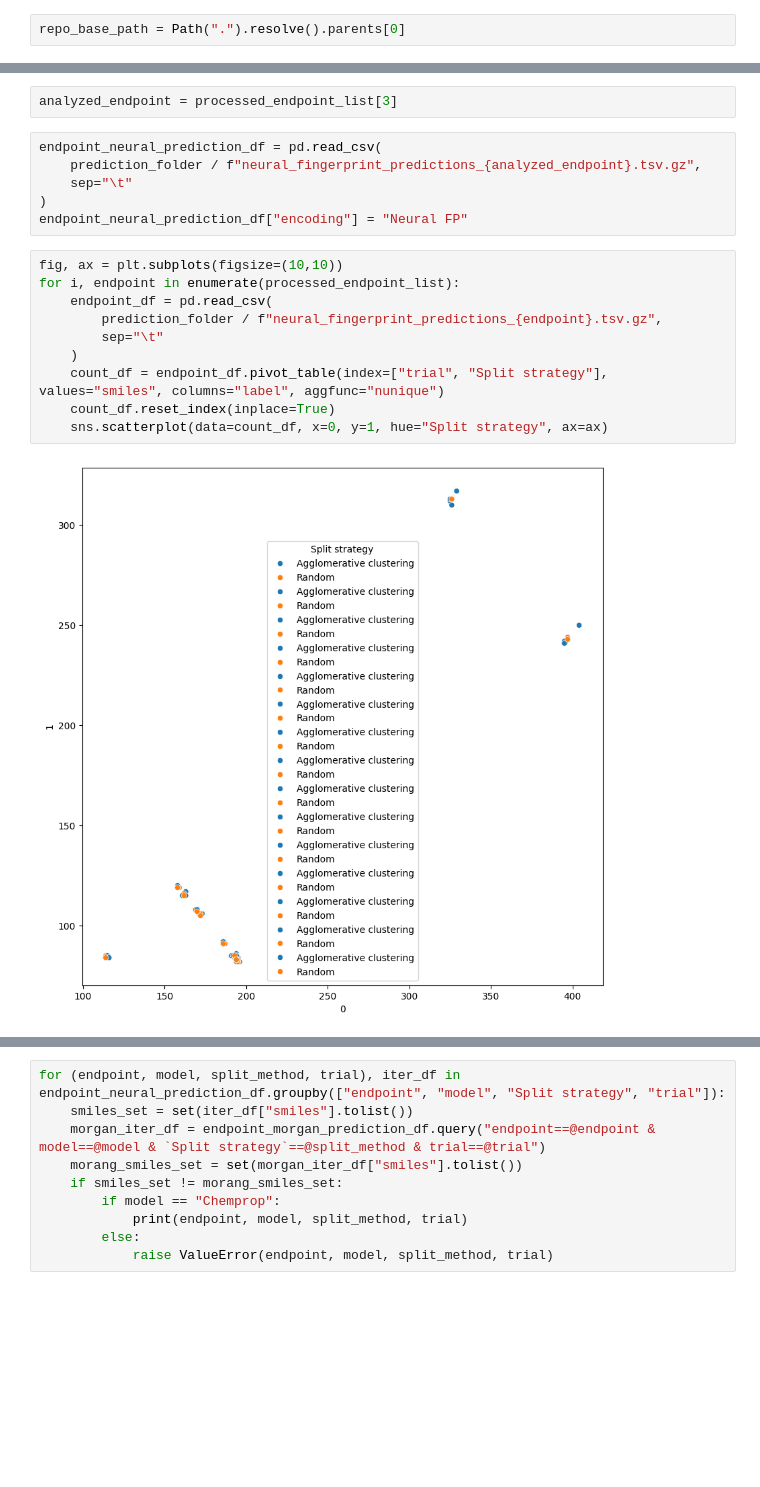
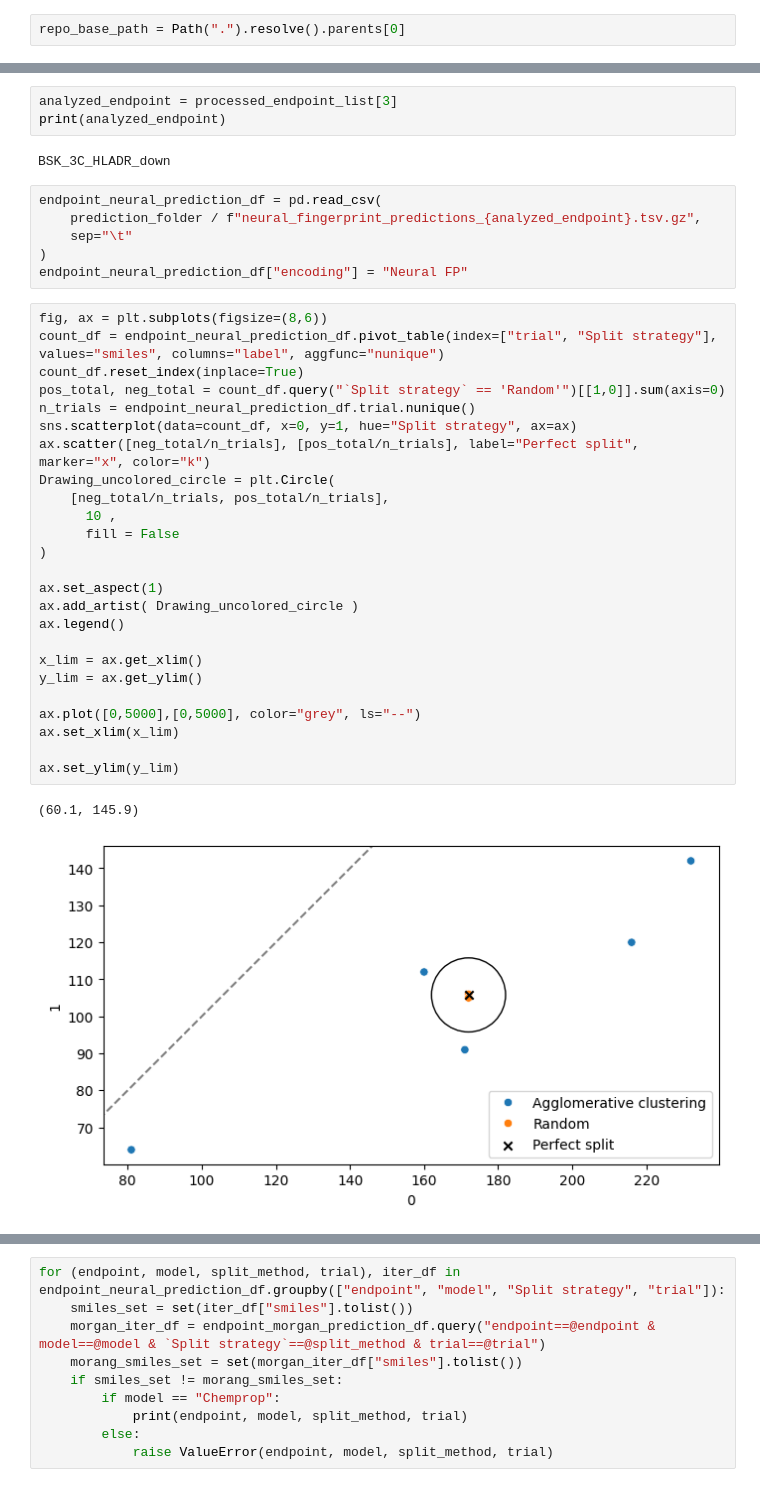
Before and after one commit to basf/neural-fingerprint-uncertainty, a Jupyter notebook: Notebooks/compare_models.ipynb, the cells around one changed output, grey strips where cells are left out. Saved outputs shown, nothing was run; the diff lists cells and outputs as text; blank space fills up the shorter version.

```diff
--- a/Notebooks/compare_models.ipynb
+++ b/Notebooks/compare_models.ipynb
@@ -40,5 +50,8 @@ processed_endpoint_list
 # %%
 analyzed_endpoint = processed_endpoint_list[3]
+print(analyzed_endpoint)
+# %% [output]
+BSK_3C_HLADR_down
 # %%
 endpoint_neural_prediction_df = pd.read_csv(
     prediction_folder / f"neural_fingerprint_predictions_{analyzed_endpoint}.tsv.gz",
@@ -46,14 +59,30 @@ endpoint_neural_prediction_df = pd.read_csv(
 )
 endpoint_neural_prediction_df["encoding"] = "Neural FP"
 # %%
-fig, ax = plt.subplots(figsize=(10,10))
-for i, endpoint in enumerate(processed_endpoint_list):
-    endpoint_df = pd.read_csv(
-        prediction_folder / f"neural_fingerprint_predictions_{endpoint}.tsv.gz",
-        sep="\t"
-    )
-    count_df = endpoint_df.pivot_table(index=["trial", "Split strategy"], values="smiles", columns="label", aggfunc="nunique")
-    count_df.reset_index(inplace=True)
-    sns.scatterplot(data=count_df, x=0, y=1, hue="Split strategy", ax=ax)
+fig, ax = plt.subplots(figsize=(8,6))
+count_df = endpoint_neural_prediction_df.pivot_table(index=["trial", "Split strategy"], values="smiles", columns="label", aggfunc="nunique")
+count_df.reset_index(inplace=True)
+pos_total, neg_total = count_df.query("`Split strategy` == 'Random'")[[1,0]].sum(axis=0)
+n_trials = endpoint_neural_prediction_df.trial.nunique()
+sns.scatterplot(data=count_df, x=0, y=1, hue="Split strategy", ax=ax)
+ax.scatter([neg_total/n_trials], [pos_total/n_trials], label="Perfect split", marker="x", color="k")
+Drawing_uncolored_circle = plt.Circle(
+    [neg_total/n_trials, pos_total/n_trials],
+      10 ,
+      fill = False
+)
+
+ax.set_aspect(1)
+ax.add_artist( Drawing_uncolored_circle )
+ax.legend()
+
+x_lim = ax.get_xlim()
+y_lim = ax.get_ylim()
+
+ax.plot([0,5000],[0,5000], color="grey", ls="--")
+ax.set_xlim(x_lim)
+
+ax.set_ylim(y_lim)
 # %% [output]
+(60.1, 145.9)
-[figure, old version]
+[figure, new version]
```
Also changed, not shown: parts of 12 cells of this notebook.
